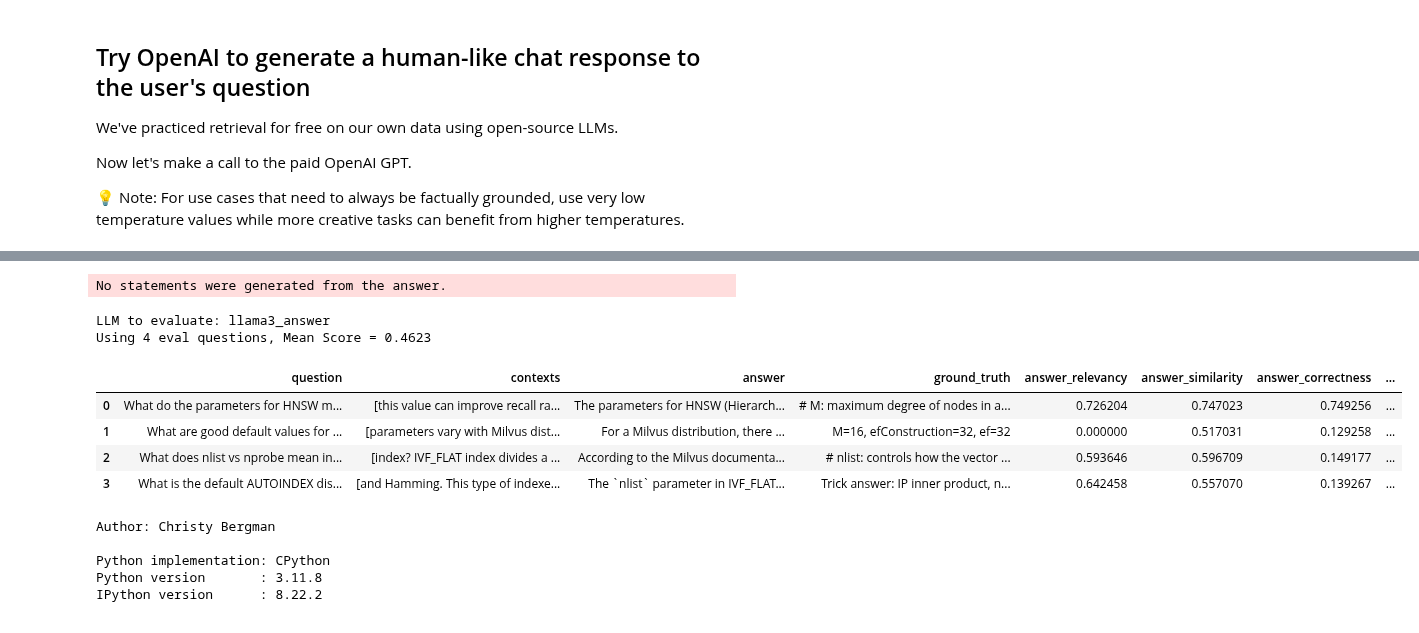
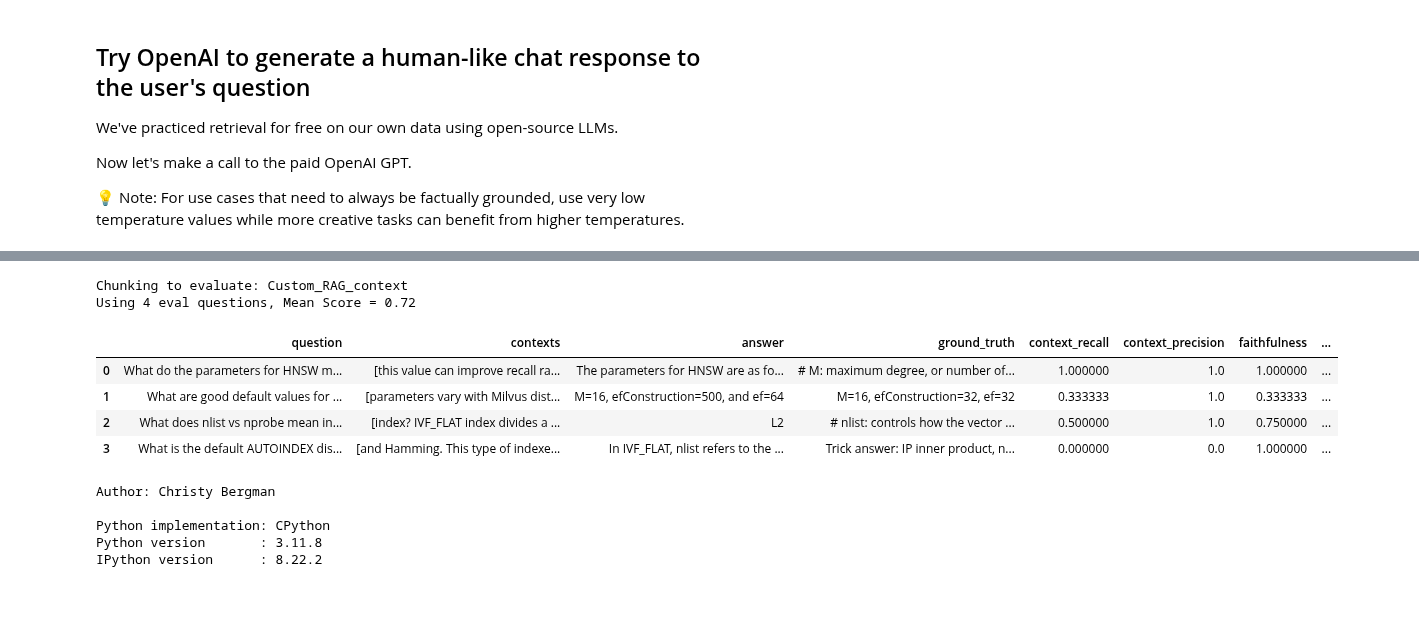
Before and after one commit to AKJUS/bootcamp, a Jupyter notebook: bootcamp/workshops/sfbayacm_april_24_2024.ipynb, the cells around one changed output, grey strips where cells are left out. Cells and saved outputs as stored; diff of their text form; code cells hidden in the pictures.

```diff
--- a/bootcamp/workshops/sfbayacm_april_24_2024.ipynb
+++ b/bootcamp/workshops/sfbayacm_april_24_2024.ipynb
@@ -1207,14 +1223,14 @@ display(eval_df.head())
 # EVALUATE_WHAT = 'ANSWERS' or 'CONTEXTS'
 ##########################################
 EVALUATE_WHAT = 'ANSWERS'
-# EVALUATE_WHAT = 'CONTEXTS'
+EVALUATE_WHAT = 'CONTEXTS'
 
 # Possible LLM model choices to evaluate:
 # 1. openai gpt-3.5-turbo = 'Custom_RAG_answer'
 # 2. llama3_answer
 # 3. anthropic_claud3_haiku_answer
-# LLM_TO_EVALUATE = 'Custom_RAG_answer'
-LLM_TO_EVALUATE = 'llama3_answer'
+LLM_TO_EVALUATE = 'Custom_RAG_answer'
+# LLM_TO_EVALUATE = 'llama3_answer'
 # LLM_TO_EVALUATE = 'anthropic_claud3_haiku_answer'
 # LLM_TO_EVALUATE = 'mixtral_8x22b_instruct'
 
@@ -1240,41 +1256,40 @@ elif EVALUATE_WHAT == 'CONTEXTS':
     eval_metrics=[
         context_recall,
         context_precision,
         faithfulness,
         ]
     metrics = ['context_recall', 'context_precision', 'faithfulness']
 
 # Change the default the llm-as-critic.
 LLM_NAME = "gpt-3.5-turbo"
 ragas_llm = ragas.llms.llm_factory(model=LLM_NAME)
 
 # Change the default embeddings to HuggingFace models.
 EMB_NAME = "BAAI/bge-large-en-v1.5"
 lc_embeddings = HuggingFaceEmbeddings(model_name=EMB_NAME)
 ragas_emb = LangchainEmbeddingsWrapper(embeddings=lc_embeddings)
 
 # Change each metric.
 for metric in metrics:
     globals()[metric].llm = ragas_llm
     globals()[metric].embeddings = ragas_emb
 
 # Execute the evaluation.
 ragas_result, score = _eval_ragas.evaluate_ragas_model(
     eval_df, eval_metrics, LLM_TO_EVALUATE,
     CONTEXT_TO_EVALUATE, EVALUATE_WHAT)
 
 # Display the results.
 print(f"Using {eval_df.shape[0]} eval questions, Mean Score = {score}")
 display(ragas_result.head())
 # %% [output]
-No statements were generated from the answer.
+Chunking to evaluate: Custom_RAG_context
+Using 4 eval questions, Mean Score = 0.72
-LLM to evaluate: llama3_answer
-Using 4 eval questions, Mean Score = 0.4623
-|  | question | contexts | answer | ground_truth | answer_relevancy | answer_similarity | answer_correctness | ... |
-| 0 | What do the parameters for HNSW m... | [this value can improve recall ra... | The parameters for HNSW (Hierarch... | # M: maximum degree of nodes in a... | 0.726204 | 0.747023 | 0.749256 | ... |
-| 1 | What are good default values for ... | [parameters vary with Milvus dist... | For a Milvus distribution, there ... | M=16, efConstruction=32, ef=32 | 0.000000 | 0.517031 | 0.129258 | ... |
-| 2 | What does nlist vs nprobe mean in... | [index? IVF_FLAT index divides a ... | According to the Milvus documenta... | # nlist: controls how the vector ... | 0.593646 | 0.596709 | 0.149177 | ... |
-| 3 | What is the default AUTOINDEX dis... | [and Hamming. This type of indexe... | The `nlist` parameter in IVF_FLAT... | Trick answer: IP inner product, n... | 0.642458 | 0.557070 | 0.139267 | ... |
+|  | question | contexts | answer | ground_truth | context_recall | context_precision | faithfulness | ... |
+| 0 | What do the parameters for HNSW m... | [this value can improve recall ra... | The parameters for HNSW are as fo... | # M: maximum degree, or number of... | 1.000000 | 1.0 | 1.000000 | ... |
+| 1 | What are good default values for ... | [parameters vary with Milvus dist... | M=16, efConstruction=500, and ef=64 | M=16, efConstruction=32, ef=32 | 0.333333 | 1.0 | 0.333333 | ... |
+| 2 | What does nlist vs nprobe mean in... | [index? IVF_FLAT index divides a ... | L2 | # nlist: controls how the vector ... | 0.500000 | 1.0 | 0.750000 | ... |
+| 3 | What is the default AUTOINDEX dis... | [and Hamming. This type of indexe... | In IVF_FLAT, nlist refers to the ... | Trick answer: IP inner product, n... | 0.000000 | 0.0 | 1.000000 | ... |
 # %%
 ####################################################
 # Avg Context Precision htmlsplitter score = 0.67 (34% improvement)
```
Also changed, not shown: parts of 14 cells of this notebook, 1 other file.
